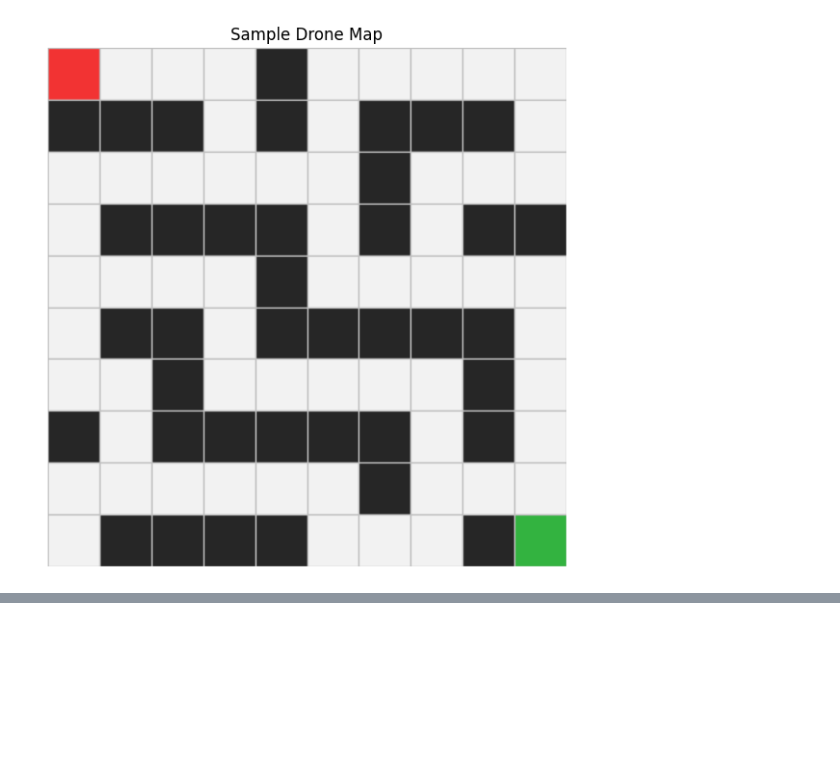
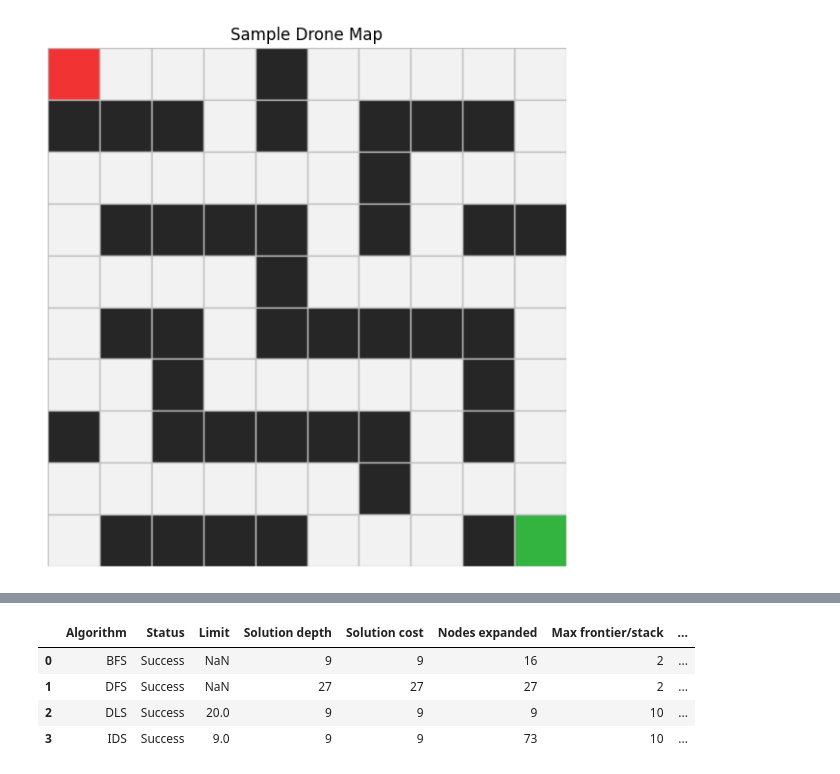
Before and after one commit to Vera-Dugah/AI_Lab1_Lab2_Vera_Dugah, a Jupyter notebook: Vera_Dugah_Lab_1A.ipynb, the cells around one changed output, grey strips where cells are left out. Saved outputs shown, nothing was run; the diff lists cells and outputs as text; code cells hidden in the pictures; blank space fills up the shorter version.

```diff
--- a/Vera_Dugah_Lab_1A.ipynb
+++ b/Vera_Dugah_Lab_1A.ipynb
@@ -469,0 +567,28 @@ class DepthLimitedSearch(SearchAlgorithm):
+# %%
+# Custom map
+custom_grid_1 = [[1] * 10 for _ in range(10)]
+for c in range(10):
+    custom_grid_1[0][c] = 0
+    custom_grid_1[9][c] = 0
+for r in range(10):
+    custom_grid_1[r][0] = 0
+    custom_grid_1[r][9] = 0
+
+custom_start_1 = (0, 0)
+custom_goal_1 = (9, 0)
+
+custom_problem_1 = GridProblem(custom_grid_1, custom_start_1, custom_goal_1)
+custom_results_1 = [
+    bfs.search(custom_problem_1),
+    dfs.search(custom_problem_1),
+    dls.search(custom_problem_1, limit=20),
+    ids.search(custom_problem_1, max_depth=40),
+]
+
+show_results(custom_results_1)
+# %% [output]
+|  | Algorithm | Status | Limit | Solution depth | Solution cost | Nodes expanded | Max frontier/stack | ... |
+| 0 | BFS | Success | NaN | 9 | 9 | 16 | 2 | ... |
+| 1 | DFS | Success | NaN | 27 | 27 | 27 | 2 | ... |
+| 2 | DLS | Success | 20.0 | 9 | 9 | 9 | 10 | ... |
+| 3 | IDS | Success | 9.0 | 9 | 9 | 73 | 10 | ... |
```
Also changed, not shown: parts of 12 cells of this notebook.
